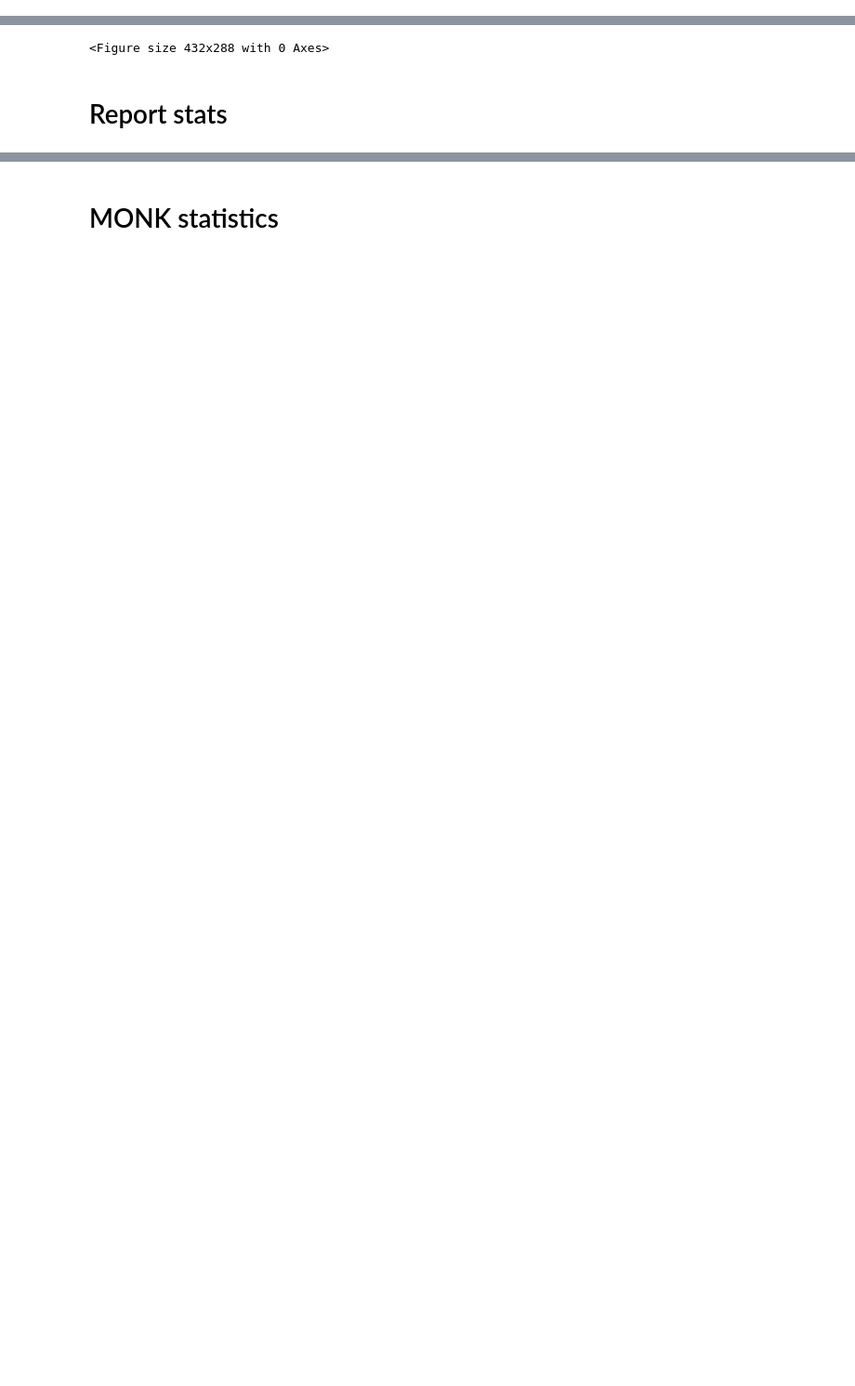
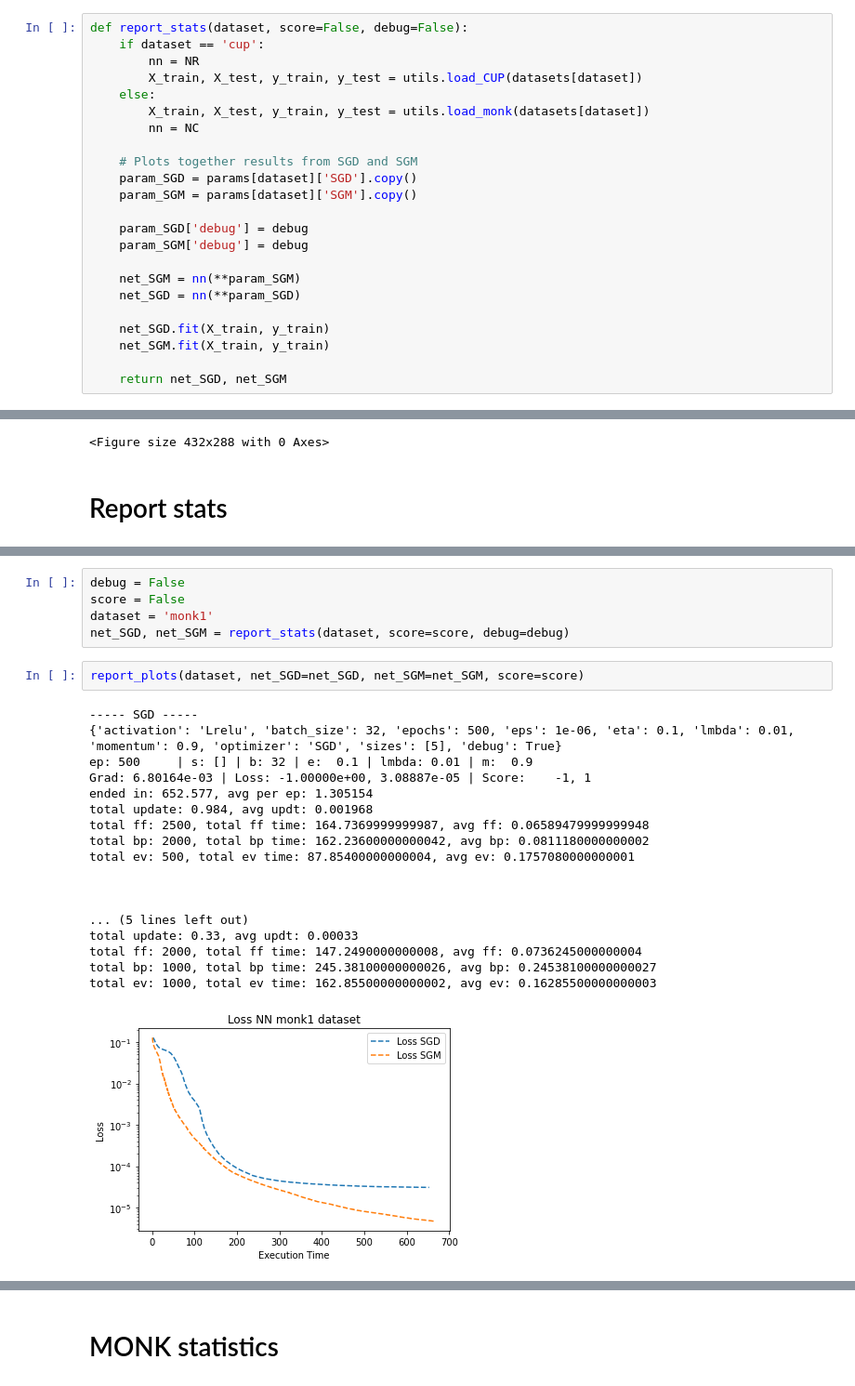
Before and after one commit to Ulferin/CM, a Jupyter notebook: src/NN/plots.ipynb, the cells around one changed output, grey strips where cells are left out. Shown at 93% size. Drawn from its saved outputs; the diff is of its cells as text; blank space fills up the shorter version.

```diff
--- a/src/NN/plots.ipynb
+++ b/src/NN/plots.ipynb
@@ -27,3 +86,26 @@ def plot_MONK_stats(conf, dataset, test, X_train, y_train, X_test, y_test, save=
+# %%
+def report_stats(dataset, score=False, debug=False):
+    if dataset == 'cup':
+        nn = NR
+        X_train, X_test, y_train, y_test = utils.load_CUP(datasets[dataset])
+    else:
+        X_train, X_test, y_train, y_test = utils.load_monk(datasets[dataset])
+        nn = NC
+
+    # Plots together results from SGD and SGM
+    param_SGD = params[dataset]['SGD'].copy()
+    param_SGM = params[dataset]['SGM'].copy()
+
+    param_SGD['debug'] = debug
+    param_SGM['debug'] = debug
+
+    net_SGM = nn(**param_SGM)
+    net_SGD = nn(**param_SGD)
+
+    net_SGD.fit(X_train, y_train)
+    net_SGM.fit(X_train, y_train)
+
+    return net_SGD, net_SGM
 # %%
 datasets = {
     'cup': '../../data/ML-CUP20-TR.csv',
@@ -276,0 +279,26 @@ total ev: 1000, total ev time: 117.30499999999998, avg ev: 0.11730499999999998
+# %%
+debug = False
+score = False
+dataset = 'monk1'
+net_SGD, net_SGM = report_stats(dataset, score=score, debug=debug)
+# %%
+report_plots(dataset, net_SGD=net_SGD, net_SGM=net_SGM, score=score)
+# %% [output]
+----- SGD -----
+{'activation': 'Lrelu', 'batch_size': 32, 'epochs': 500, 'eps': 1e-06, 'eta': 0.1, 'lmbda': 0.01, 'momentum': 0.9, 'optimizer': 'SGD', 'sizes': [5], 'debug': True}
+ep: 500     | s: [] | b: 32 | e:  0.1 | lmbda: 0.01 | m:  0.9
+Grad: 6.80164e-03 | Loss: -1.00000e+00, 3.08887e-05 | Score:    -1, 1
+ended in: 652.577, avg per ep: 1.305154
+total update: 0.984, avg updt: 0.001968
+total ff: 2500, total ff time: 164.7369999999987, avg ff: 0.06589479999999948
+total bp: 2000, total bp time: 162.23600000000042, avg bp: 0.0811180000000002
+total ev: 500, total ev time: 87.85400000000004, avg ev: 0.1757080000000001
+
+
+
+... (5 lines left out)
+total update: 0.33, avg updt: 0.00033
+total ff: 2000, total ff time: 147.2490000000008, avg ff: 0.0736245000000004
+total bp: 1000, total bp time: 245.38100000000026, avg bp: 0.24538100000000027
+total ev: 1000, total ev time: 162.85500000000002, avg ev: 0.16285500000000003
+[figure, added]
```
Also changed, not shown: parts of 20 cells of this notebook, 4 other files.
